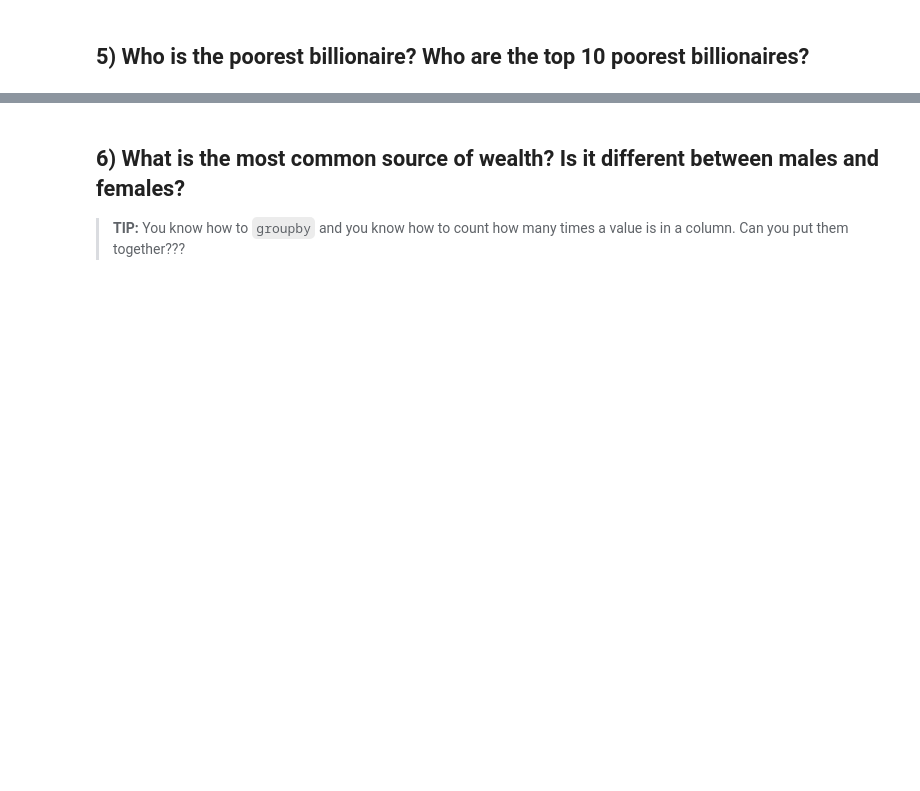
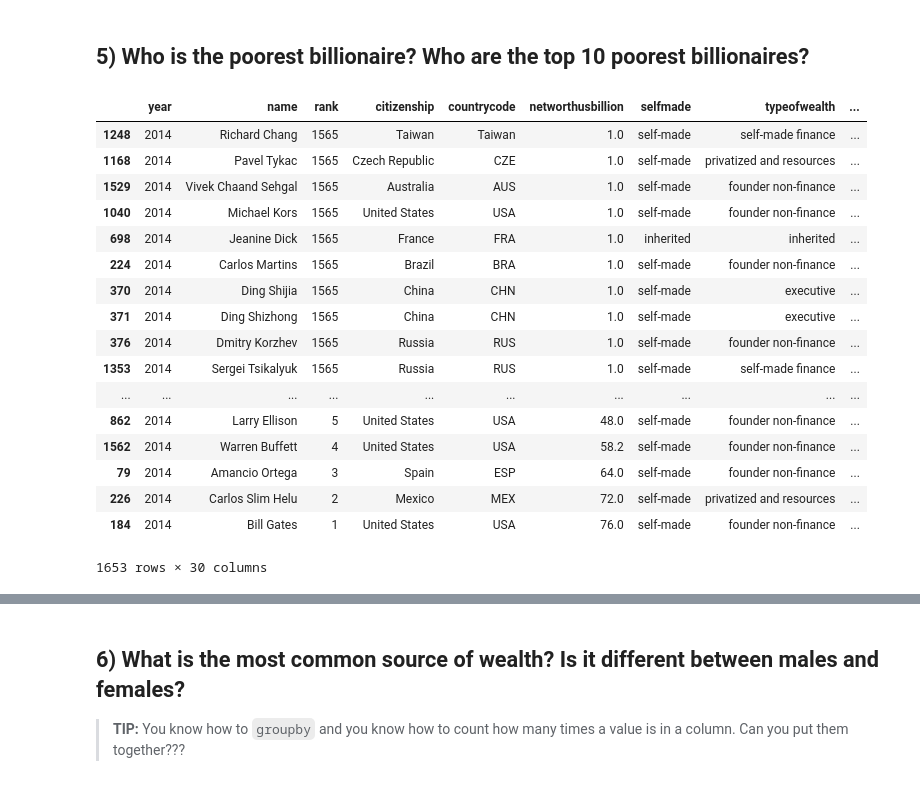
Before and after one commit to christiano2301/foundations, a Jupyter notebook: 05 - pandas (billionaires).ipynb, the cells around one changed output, grey strips where cells are left out. Cells and saved outputs as stored; diff of their text form; code cells hidden in the pictures; blank space fills up the shorter version.

```diff
--- a/05 - pandas (billionaires).ipynb
+++ b/05 - pandas (billionaires).ipynb
@@ -48,2 +101,23 @@ Display the number of rows and columns in your data. Also display the names and
 # %% [markdown]
 ## 5) Who is the poorest billionaire? Who are the top 10 poorest billionaires?
+# %%
+df.sort_values(by='rank',ascending=False)
+# %% [output]
+|  | year | name | rank | citizenship | countrycode | networthusbillion | selfmade | typeofwealth | ... |
+| 1248 | 2014 | Richard Chang | 1565 | Taiwan | Taiwan | 1.0 | self-made | self-made finance | ... |
+| 1168 | 2014 | Pavel Tykac | 1565 | Czech Republic | CZE | 1.0 | self-made | privatized and resources | ... |
+| 1529 | 2014 | Vivek Chaand Sehgal | 1565 | Australia | AUS | 1.0 | self-made | founder non-finance | ... |
+| 1040 | 2014 | Michael Kors | 1565 | United States | USA | 1.0 | self-made | founder non-finance | ... |
+| 698 | 2014 | Jeanine Dick | 1565 | France | FRA | 1.0 | inherited | inherited | ... |
+| 224 | 2014 | Carlos Martins | 1565 | Brazil | BRA | 1.0 | self-made | founder non-finance | ... |
+| 370 | 2014 | Ding Shijia | 1565 | China | CHN | 1.0 | self-made | executive | ... |
+| 371 | 2014 | Ding Shizhong | 1565 | China | CHN | 1.0 | self-made | executive | ... |
+| 376 | 2014 | Dmitry Korzhev | 1565 | Russia | RUS | 1.0 | self-made | founder non-finance | ... |
+| 1353 | 2014 | Sergei Tsikalyuk | 1565 | Russia | RUS | 1.0 | self-made | self-made finance | ... |
+| ... | ... | ... | ... | ... | ... | ... | ... | ... | ... |
+| 862 | 2014 | Larry Ellison | 5 | United States | USA | 48.0 | self-made | founder non-finance | ... |
+| 1562 | 2014 | Warren Buffett | 4 | United States | USA | 58.2 | self-made | founder non-finance | ... |
+| 79 | 2014 | Amancio Ortega | 3 | Spain | ESP | 64.0 | self-made | founder non-finance | ... |
+| 226 | 2014 | Carlos Slim Helu | 2 | Mexico | MEX | 72.0 | self-made | privatized and resources | ... |
+| 184 | 2014 | Bill Gates | 1 | United States | USA | 76.0 | self-made | founder non-finance | ... |
+1653 rows × 30 columns
```
Also changed, not shown: parts of 19 cells of this notebook.
